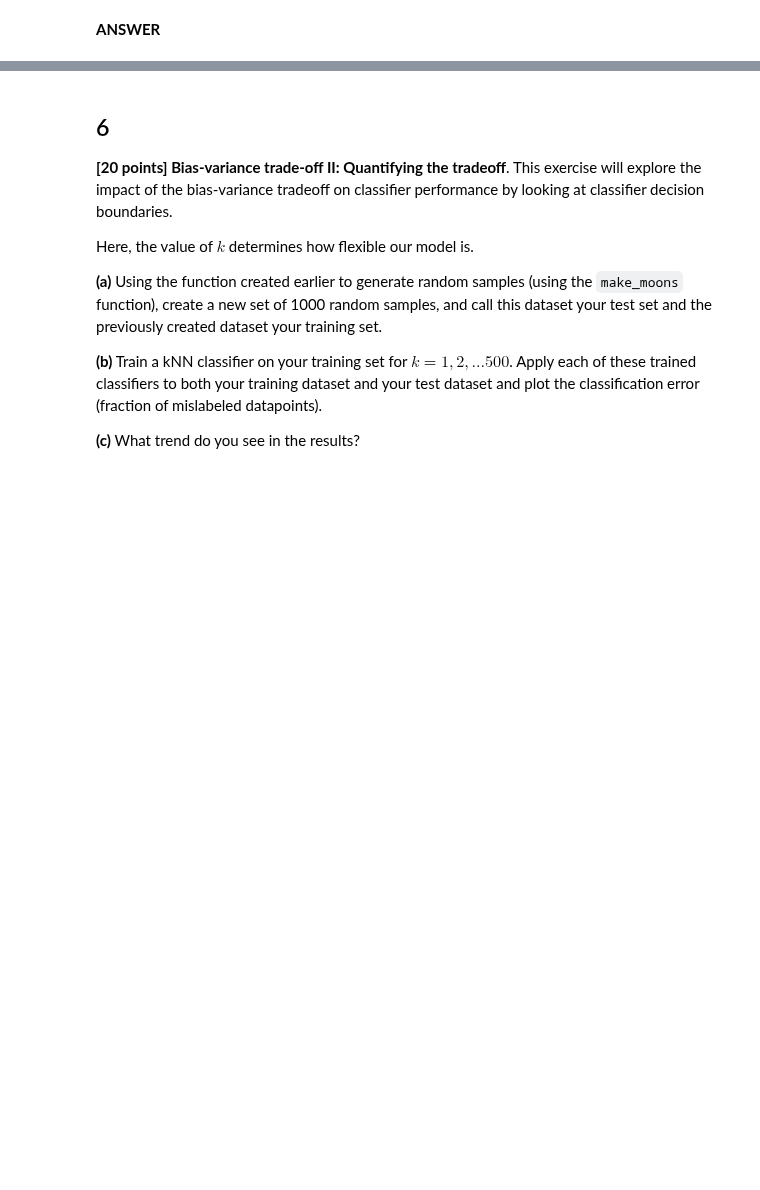
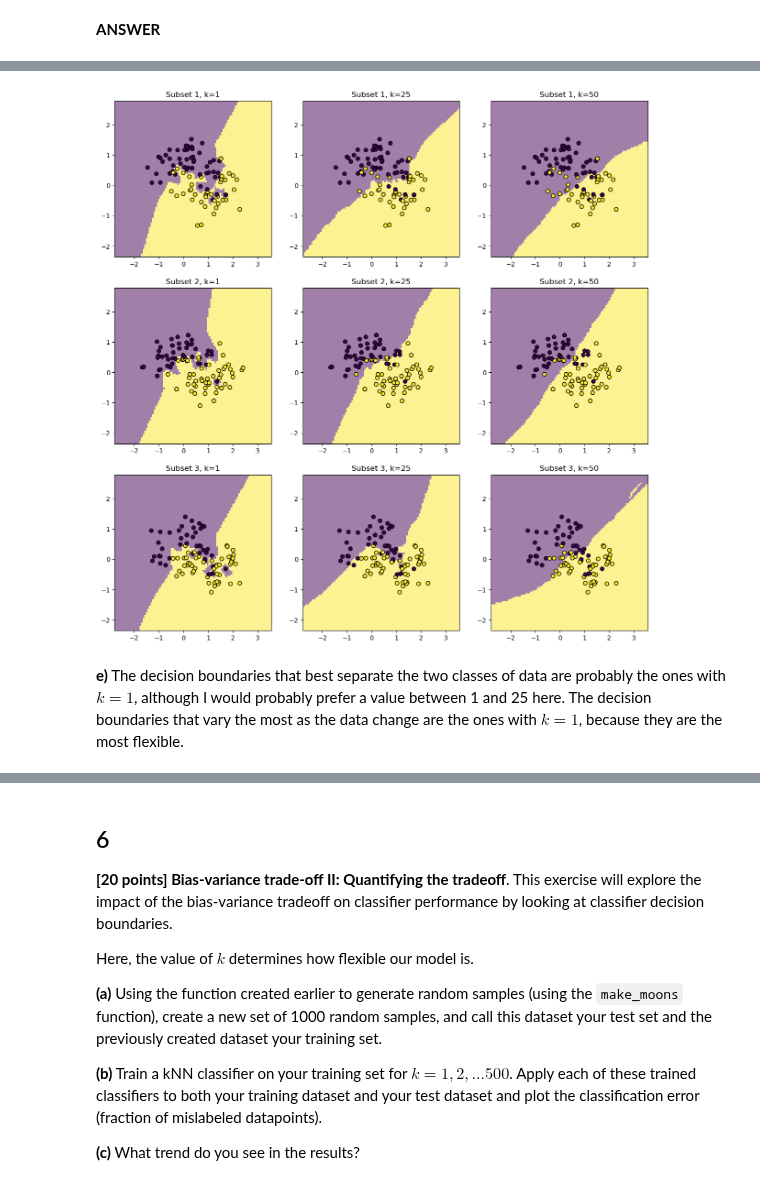
Before and after one commit to cake-dev/machine_learning_class, a Jupyter notebook: assignments/Assignment_2.ipynb, the cells around one changed output, grey strips where cells are left out. Saved outputs shown, nothing was run; the diff lists cells and outputs as text; code cells hidden in the pictures; blank space fills up the shorter version.

```diff
--- a/assignments/Assignment_2.ipynb
+++ b/assignments/Assignment_2.ipynb
@@ -95,8 +95,8 @@ y = np.array(['r','r','r','b','b','r'])
 from scipy.spatial import distance
 import pandas as pd
 distances = []
-for i in range(len(X)):
-    distances.append(distance.euclidean(X[i], [0,0,0]))
+for i in range(len(X_train)):
+    distances.append(distance.euclidean(X_train[i], [0,0,0]))
 
 df_results = pd.DataFrame({'Observation': [1,2,3,4,5,6], 'Distance': distances})
 df_results
@@ -262,0 +267,49 @@ time_scikit_knn(X_train, y_train, X_test, y_test, 5)
+# %%
+# function to create a random subset of a dataset
+def random_subset(X, y, n):
+    # create a list of random indices
+    indices = np.random.randint(0, len(X), n)
+    # use the indices to get the random subset
+    X_subset = X[indices]
+    y_subset = y[indices]
+    return X_subset, y_subset
+# %%
+from sklearn.inspection import DecisionBoundaryDisplay
+import matplotlib.pyplot as plt
+
+datasets = [random_subset(X_train, y_train, 100) for _ in range(3)]
+ks = [1, 25, 50]
+
+# 3x3 grid of plots
+fig, axs = plt.subplots(nrows=3, ncols=3, figsize=(15, 15))
+
+# THE BELOW EXAMPLE IS TAKEN FROM https://scikit-learn.org/stable/auto_examples/neighbors/plot_classification.html
+
+for i, (X_subset, y_subset) in enumerate(datasets):
+    for j, k in enumerate(ks):
+        ax = axs[i, j]
+
+        # train the model
+        knn = KNeighborsClassifier(n_neighbors=k)
+        knn.fit(X_subset, y_subset)
+
+        # Plot the decision boundary
+        disp = DecisionBoundaryDisplay.from_estimator(
+            knn,
+            X_train,
+            response_method="predict",
+            plot_method="pcolormesh",
+            ax=ax,
+            alpha=0.5,
+            shading='auto'
+        )
+
+        # Scatter plot of the data points
+        scatter = ax.scatter(X_subset[:, 0], X_subset[:, 1], c=y_subset, edgecolors="k")
+        ax.set_title(f"Subset {i+1}, k={k}")
+
+plt.show()
+# %% [output]
+[figure, added]
+# %% [markdown]
+**e)** The decision boundaries that best separate the two classes of data are probably the ones with $k=1$, although I would probably prefer a value between 1 and 25 here.  The decision boundaries that vary the most as the data change are the ones with $k=1$, because they are the most flexible.
```
Also changed, not shown: parts of 10 cells of this notebook.
